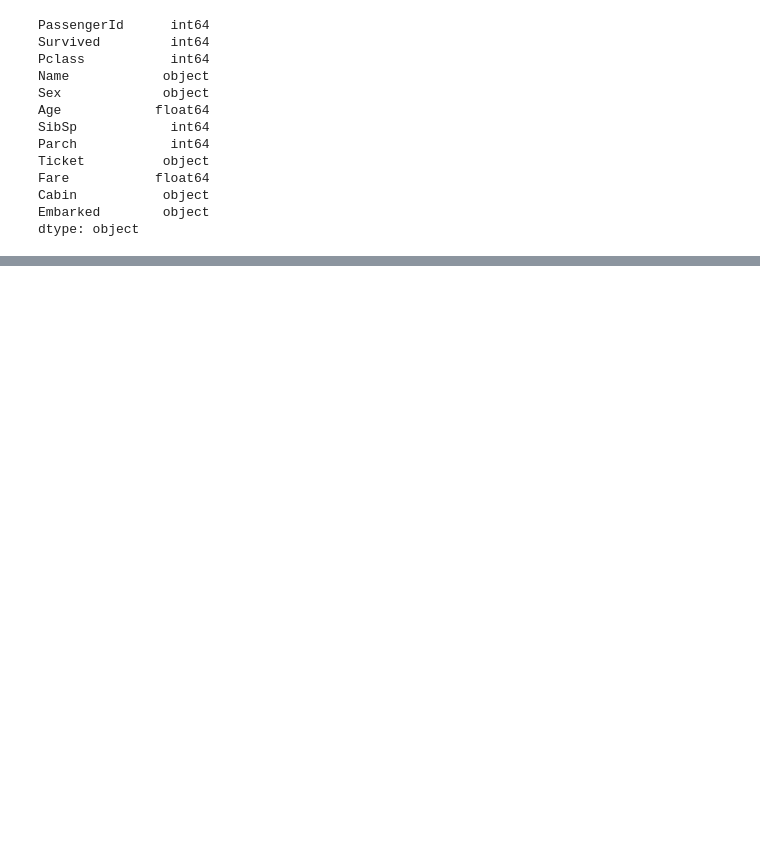
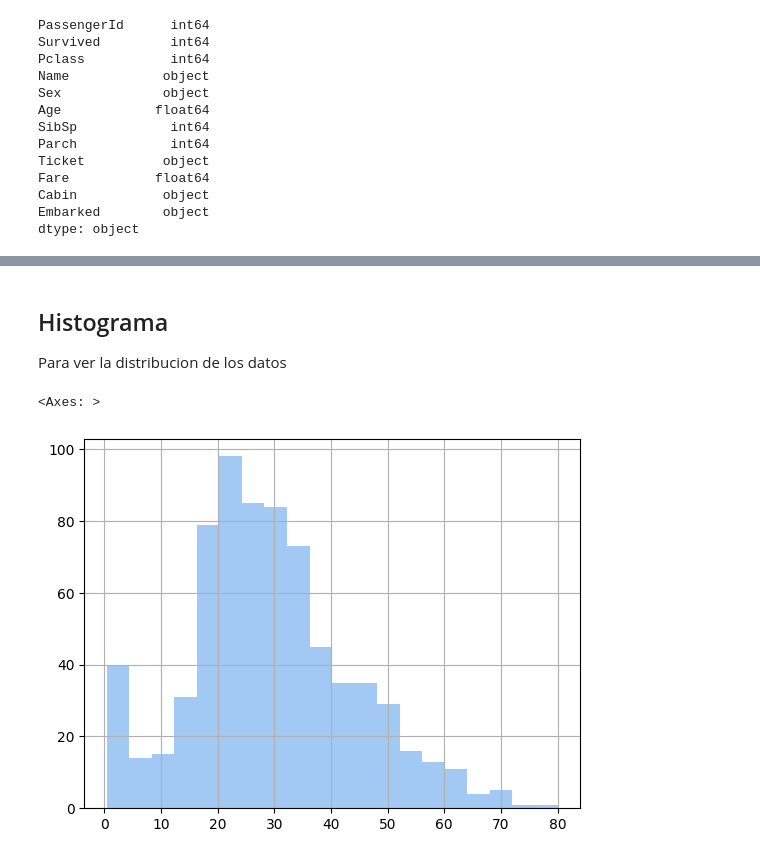
Before and after one commit to HermanMoreno98/Machine_Learning, a Jupyter notebook: Estadistica_para_data_analysis.ipynb, the cells around one changed output, grey strips where cells are left out. Cells and saved outputs as stored; diff of their text form; code cells hidden in the pictures; blank space fills up the shorter version.

```diff
--- a/Estadistica_para_data_analysis.ipynb
+++ b/Estadistica_para_data_analysis.ipynb
@@ -92,0 +288,9 @@ memory usage: 83.7+ KB
+# %% [markdown]
+## Histograma
+
+Para ver la distribucion de los datos
+# %%
+titanic.Age.hist(bins=20)
+# %% [output]
+<Axes: >
+[figure, added]
```
Also changed, not shown: parts of 45 cells of this notebook.
